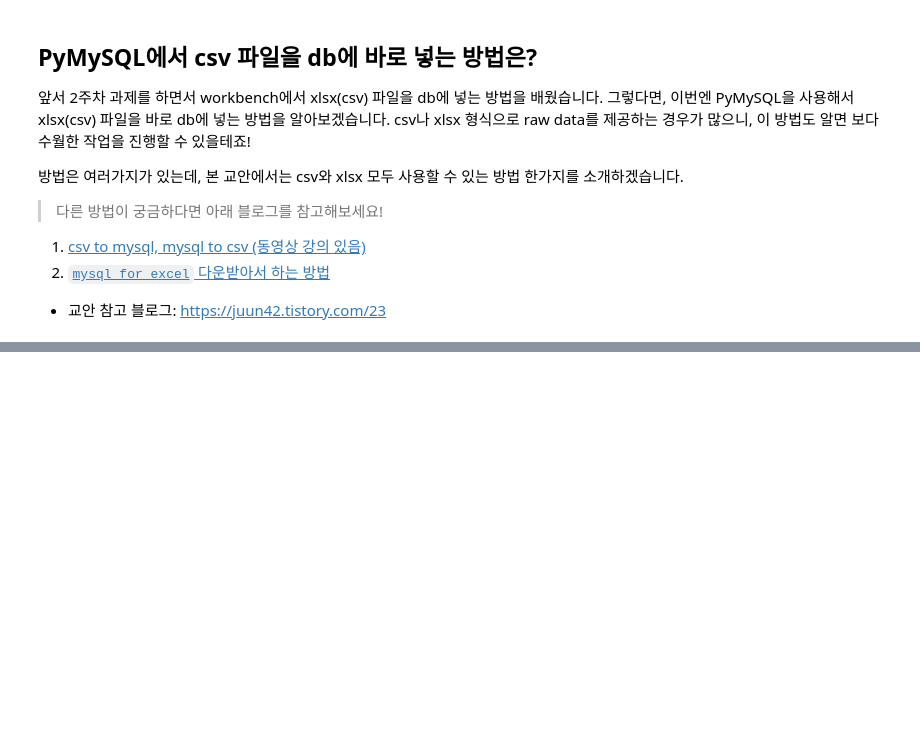
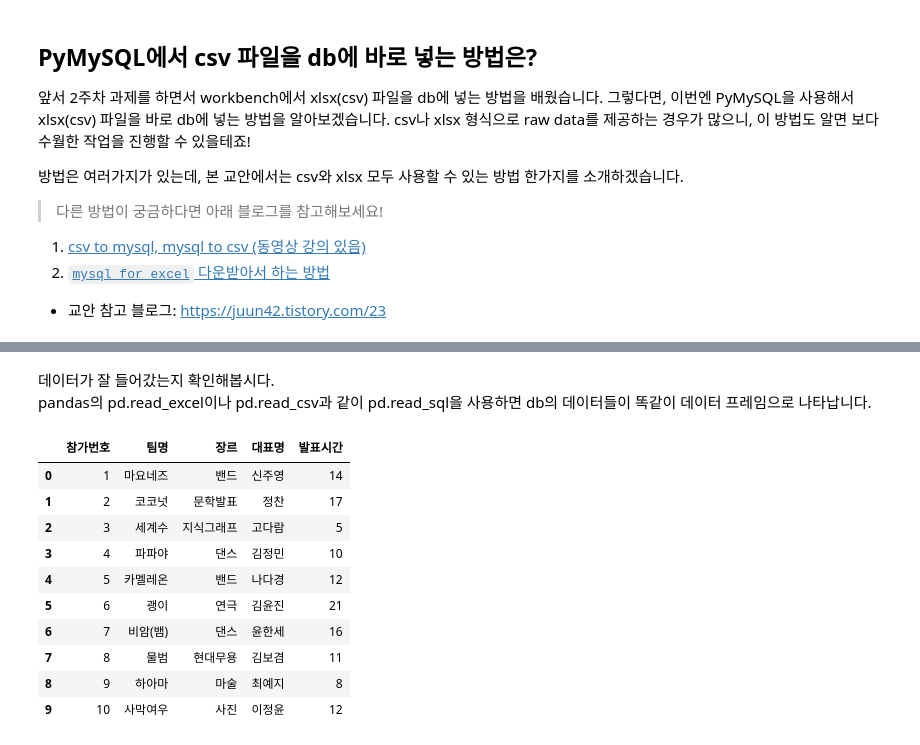
Before and after one commit to Team-COSADAMA/2021-Curriculum, a Jupyter notebook: Basic-SQL/COSADAMA - BASIC SQL WEEK4.ipynb, the cells around one changed output, grey strips where cells are left out. Drawn from its saved outputs; the diff is of its cells as text; code cells hidden in the pictures; blank space fills up the shorter version.

```diff
--- a/Basic-SQL/COSADAMA - BASIC SQL WEEK4.ipynb
+++ b/Basic-SQL/COSADAMA - BASIC SQL WEEK4.ipynb
@@ -570,0 +575,36 @@ db.close()
+# %% [markdown]
+데이터가 잘 들어갔는지 확인해봅시다.
+pandas의 pd.read_excel이나 pd.read_csv과 같이 pd.read_sql을 사용하면 db의 데이터들이 똑같이 데이터 프레임으로 나타납니다.
+# %%
+#1
+import pymysql
+
+#2. connect
+db = pymysql.connect(host='localhost',  port = 3306, user='root', password='Naby013~#', db='new_database',charset='utf8')
+
+#3. curosr 사용하기
+cursor = db.cursor()
+
+#4. sql 구문 (DB만들어주기) 만들기 + cursor execute
+sql='SELECT * FROM new_table'
+df=pd.read_sql(sql, db)
+
+#6. commit (최종 변경)
+db.commit()
+
+#7. DB 닫아주기
+db.close()
+
+df
+# %% [output]
+|  | 참가번호 | 팀명 | 장르 | 대표명 | 발표시간 |
+| 0 | 1 | 마요네즈 | 밴드 | 신주영 | 14 |
+| 1 | 2 | 코코넛 | 문학발표 | 정찬 | 17 |
+| 2 | 3 | 세계수 | 지식그래프 | 고다람 | 5 |
+| 3 | 4 | 파파야 | 댄스 | 김정민 | 10 |
+| 4 | 5 | 카멜레온 | 밴드 | 나다경 | 12 |
+| 5 | 6 | 괭이 | 연극 | 김윤진 | 21 |
+| 6 | 7 | 비암(뱀) | 댄스 | 윤한세 | 16 |
+| 7 | 8 | 물범 | 현대무용 | 김보겸 | 11 |
+| 8 | 9 | 하아마 | 마술 | 최예지 | 8 |
+| 9 | 10 | 사막여우 | 사진 | 이정윤 | 12 |
```
Also changed, not shown: parts of 31 cells of this notebook.
